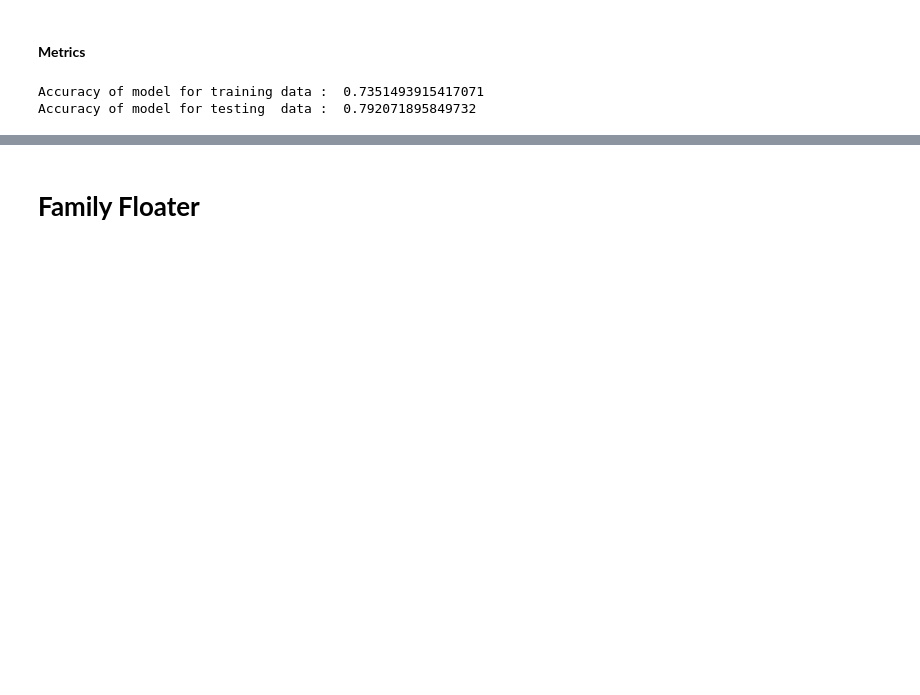
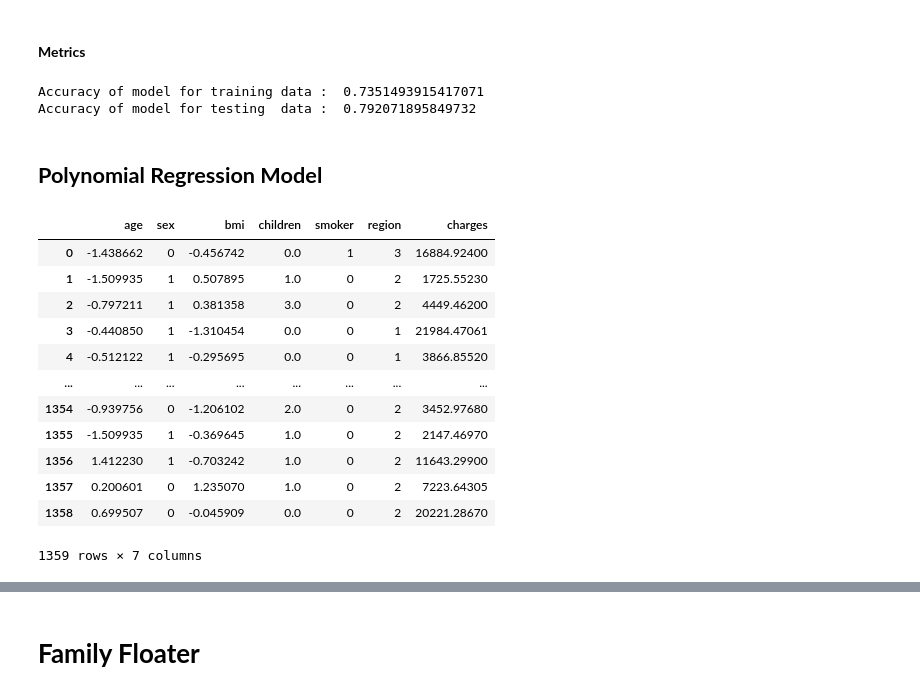
Before and after one commit to BhaveshDwaram/Minor-project, a Jupyter notebook: Medical Insurance Cost Prediction.ipynb, the cells around one changed output, grey strips where cells are left out. Drawn from its saved outputs; the diff is of its cells as text; code cells hidden in the pictures; blank space fills up the shorter version.

```diff
--- a/Medical Insurance Cost Prediction.ipynb
+++ b/Medical Insurance Cost Prediction.ipynb
@@ -777,3 +739,5 @@ Accuracy of model for testing  data :  0.792071895849732
 pickle_out=open("linear_regression_case_2.pkl","wb")
 pickle.dump(lr_edit,pickle_out)
 pickle_out.close()
+# %% [markdown]
+## **Polynomial Regression Model**
@@ -779,0 +746,21 @@ pickle_out.close()
+# %%
+#standardization using standard scaler .
+#This helps us achieve a normal distribution(if it is already normal but skewed)
+# of the data with a mean equal to zero and a standard deviation equal to 1.
+scaler=StandardScaler()
+insurance_edited[['age','bmi']]=scaler.fit_transform(insurance_edited[['age','bmi']])
+insurance_edited
+# %% [output]
+|  | age | sex | bmi | children | smoker | region | charges |
+| 0 | -1.438662 | 0 | -0.456742 | 0.0 | 1 | 3 | 16884.92400 |
+| 1 | -1.509935 | 1 | 0.507895 | 1.0 | 0 | 2 | 1725.55230 |
+| 2 | -0.797211 | 1 | 0.381358 | 3.0 | 0 | 2 | 4449.46200 |
+| 3 | -0.440850 | 1 | -1.310454 | 0.0 | 0 | 1 | 21984.47061 |
+| 4 | -0.512122 | 1 | -0.295695 | 0.0 | 0 | 1 | 3866.85520 |
+| ... | ... | ... | ... | ... | ... | ... | ... |
+| 1354 | -0.939756 | 0 | -1.206102 | 2.0 | 0 | 2 | 3452.97680 |
+| 1355 | -1.509935 | 1 | -0.369645 | 1.0 | 0 | 2 | 2147.46970 |
+| 1356 | 1.412230 | 1 | -0.703242 | 1.0 | 0 | 2 | 11643.29900 |
+| 1357 | 0.200601 | 0 | 1.235070 | 1.0 | 0 | 2 | 7223.64305 |
+| 1358 | 0.699507 | 0 | -0.045909 | 0.0 | 0 | 2 | 20221.28670 |
+1359 rows × 7 columns
```
Also changed, not shown: parts of 19 cells of this notebook, 3 other files.
